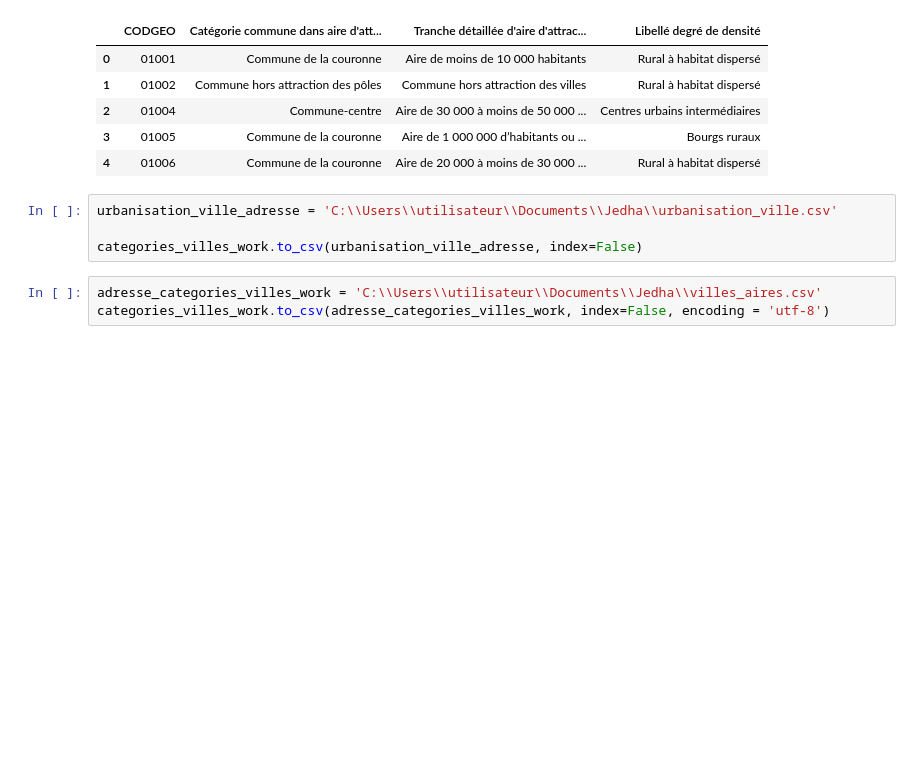
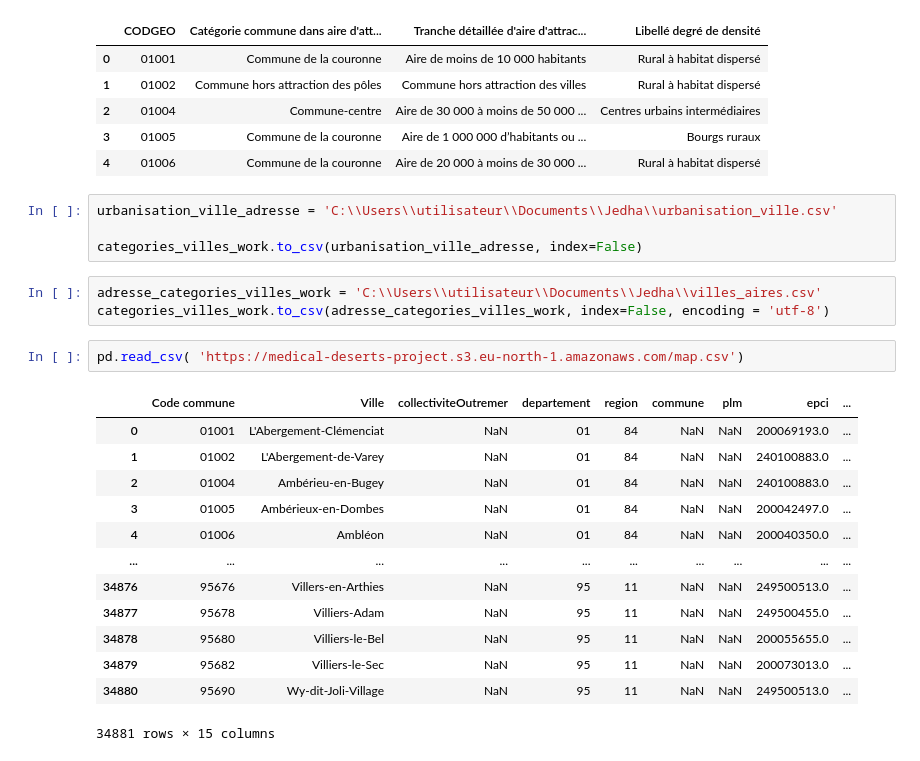
Before and after one commit to AlexCapX/Medical_deserts, a Jupyter notebook: Medical_deserts_Work_JD.ipynb, the cells around one changed output. Drawn from its saved outputs; the diff is of its cells as text; blank space fills up the shorter version.

```diff
--- a/Medical_deserts_Work_JD.ipynb
+++ b/Medical_deserts_Work_JD.ipynb
@@ -366,3 +366,19 @@ categories_villes_work.to_csv(urbanisation_ville_adresse, index=False)
 # %%
 adresse_categories_villes_work = 'C:\\Users\\utilisateur\\Documents\\Jedha\\villes_aires.csv'
 categories_villes_work.to_csv(adresse_categories_villes_work, index=False, encoding = 'utf-8')
+# %%
+pd.read_csv( 'https://medical-deserts-project.s3.eu-north-1.amazonaws.com/map.csv')
+# %% [output]
+|  | Code commune | Ville | collectiviteOutremer | departement | region | commune | plm | epci | ... |
+| 0 | 01001 | L'Abergement-Clémenciat | NaN | 01 | 84 | NaN | NaN | 200069193.0 | ... |
+| 1 | 01002 | L'Abergement-de-Varey | NaN | 01 | 84 | NaN | NaN | 240100883.0 | ... |
+| 2 | 01004 | Ambérieu-en-Bugey | NaN | 01 | 84 | NaN | NaN | 240100883.0 | ... |
+| 3 | 01005 | Ambérieux-en-Dombes | NaN | 01 | 84 | NaN | NaN | 200042497.0 | ... |
+| 4 | 01006 | Ambléon | NaN | 01 | 84 | NaN | NaN | 200040350.0 | ... |
+| ... | ... | ... | ... | ... | ... | ... | ... | ... | ... |
+| 34876 | 95676 | Villers-en-Arthies | NaN | 95 | 11 | NaN | NaN | 249500513.0 | ... |
+| 34877 | 95678 | Villiers-Adam | NaN | 95 | 11 | NaN | NaN | 249500455.0 | ... |
+| 34878 | 95680 | Villiers-le-Bel | NaN | 95 | 11 | NaN | NaN | 200055655.0 | ... |
+| 34879 | 95682 | Villiers-le-Sec | NaN | 95 | 11 | NaN | NaN | 200073013.0 | ... |
+| 34880 | 95690 | Wy-dit-Joli-Village | NaN | 95 | 11 | NaN | NaN | 249500513.0 | ... |
+34881 rows × 15 columns
```
Also changed, not shown: 7 other files.
